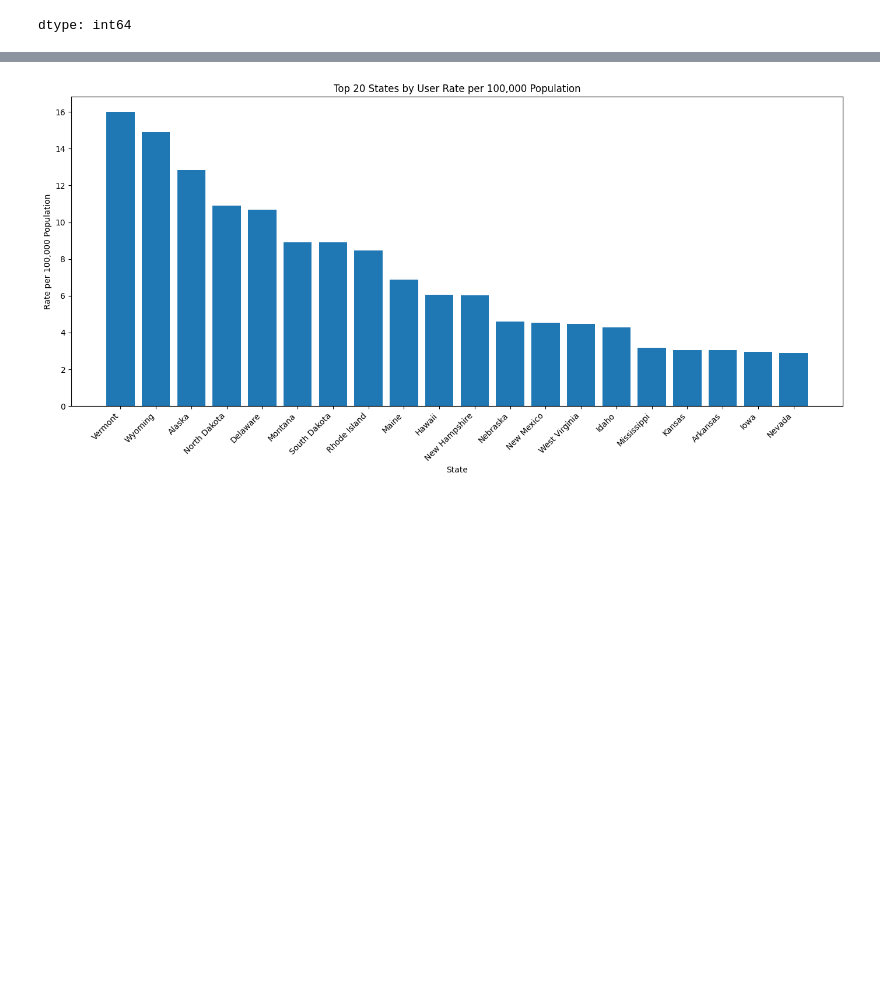
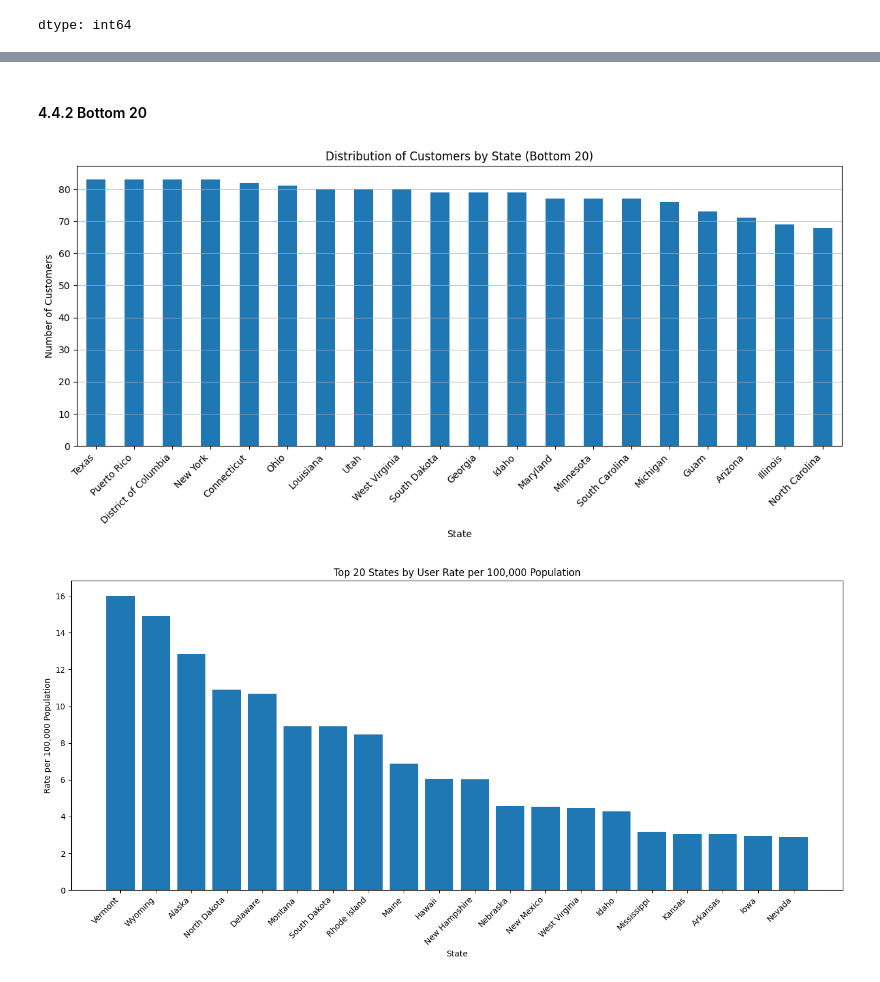
Before and after one commit to RedeemerNtumy/JCPennyConsultancyProject, a Jupyter notebook: 3549063_BD2.ipynb, the cells around one changed output, grey strips where cells are left out. Saved outputs shown, nothing was run; the diff lists cells and outputs as text; code cells hidden in the pictures; blank space fills up the shorter version.

```diff
--- a/3549063_BD2.ipynb
+++ b/3549063_BD2.ipynb
@@ -404,0 +456,11 @@ top_20_states_by_users[['State', 'User_Count', 'Rate_Per_100K']]
+# %% [markdown]
+#### 4.4.2 Bottom 20
+# %%
+plot_top_distribution(
+    data=bottom_20_states,
+    title='Distribution of Customers by State (Bottom 20)',
+    xlabel='State',
+    ylabel='Number of Customers'
+)
+# %% [output]
+[figure, added]
```
Also changed, not shown: parts of 150 cells of this notebook.
